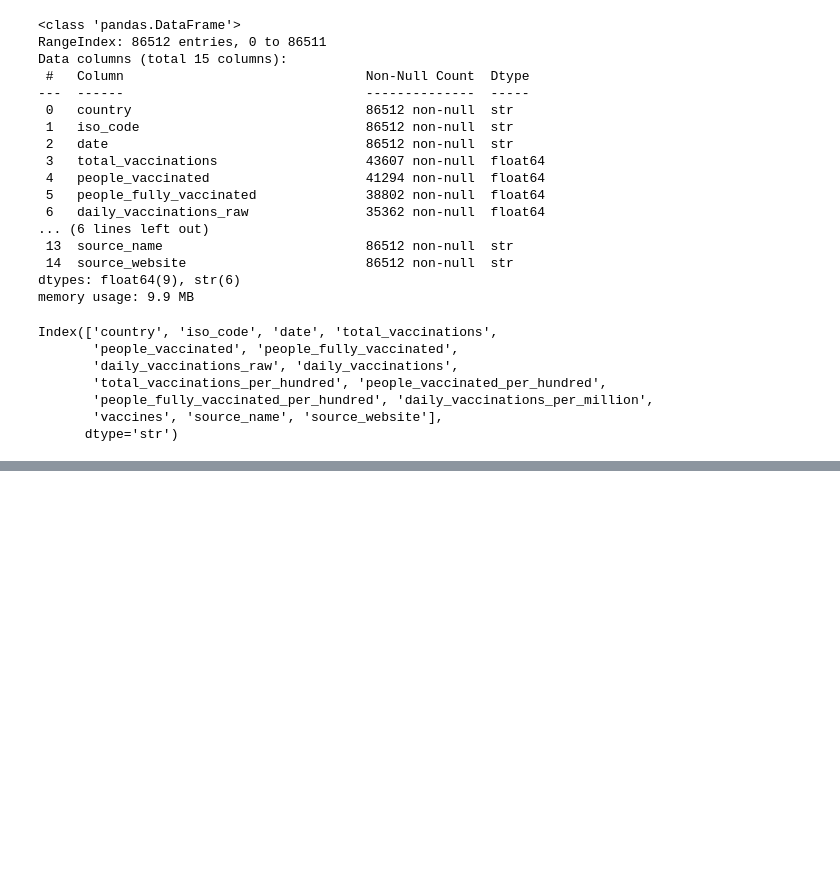
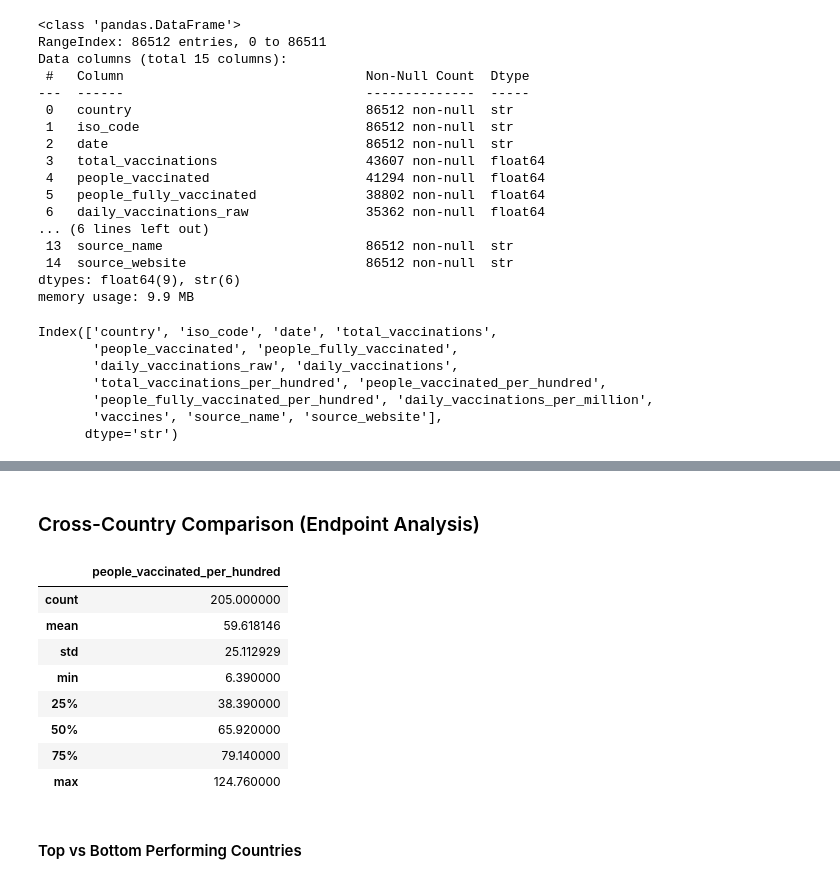
Before and after one commit to filimapatrick/COVID-19-Vaccination-and-Case-Trends-Analysis, a Jupyter notebook: COVID_19_vaccination.ipynb, the cells around one changed output, grey strips where cells are left out. Saved outputs shown, nothing was run; the diff lists cells and outputs as text; code cells hidden in the pictures; blank space fills up the shorter version.

```diff
--- a/COVID_19_vaccination.ipynb
+++ b/COVID_19_vaccination.ipynb
@@ -171,0 +344,23 @@ plt.show()
+# %% [markdown]
+### Cross-Country Comparison (Endpoint Analysis)
+# %%
+# Final vaccination coverage statistics
+final = (
+    df.sort_values("date")
+      .groupby("country")
+      .tail(1)
+)
+
+final[["country", "people_vaccinated_per_hundred"]].describe()
+# %% [output]
+|  | people_vaccinated_per_hundred |
+| count | 205.000000 |
+| mean | 59.618146 |
+| std | 25.112929 |
+| min | 6.390000 |
+| 25% | 38.390000 |
+| 50% | 65.920000 |
+| 75% | 79.140000 |
+| max | 124.760000 |
+# %% [markdown]
+#### Top vs Bottom Performing Countries
```
Also changed, not shown: parts of 32 cells of this notebook.
